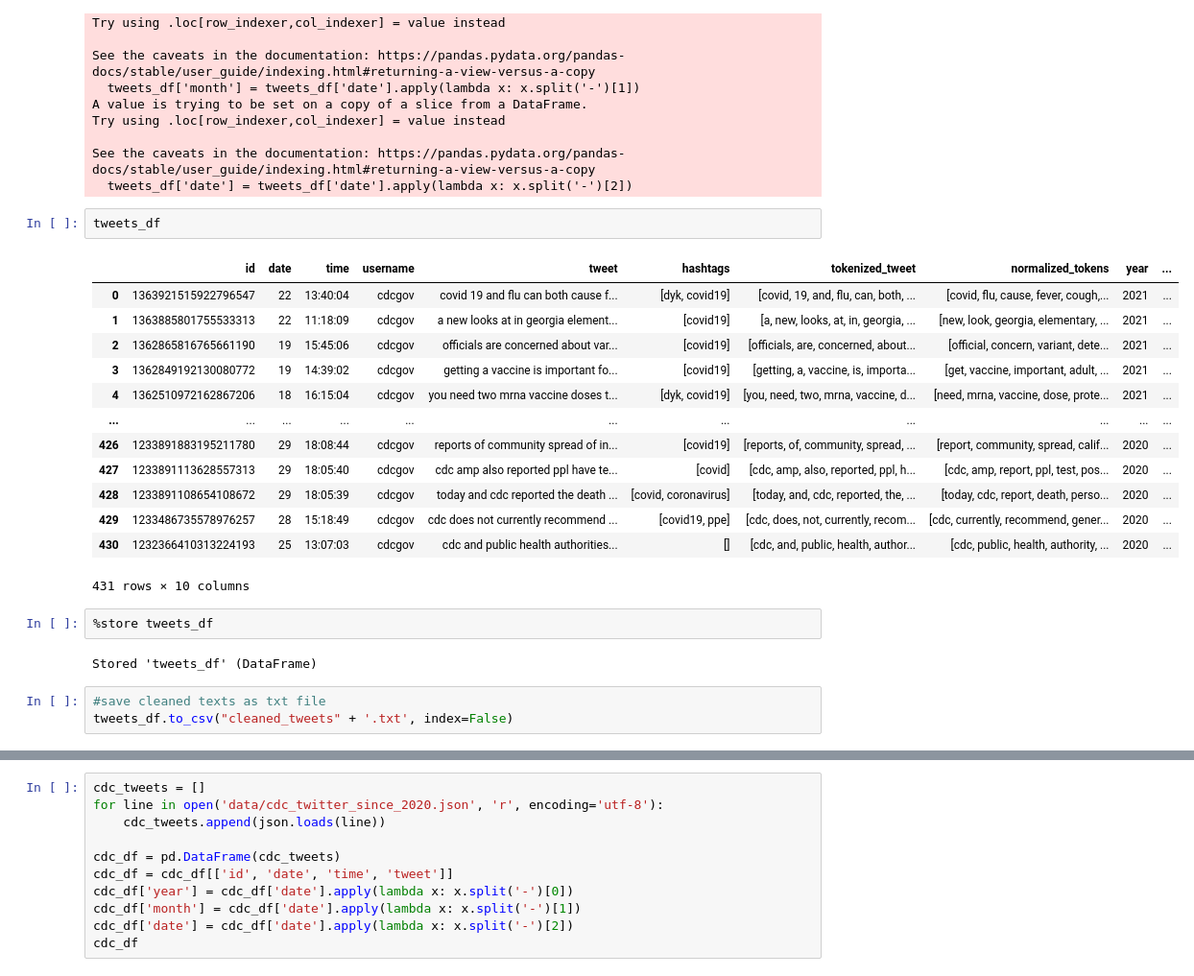
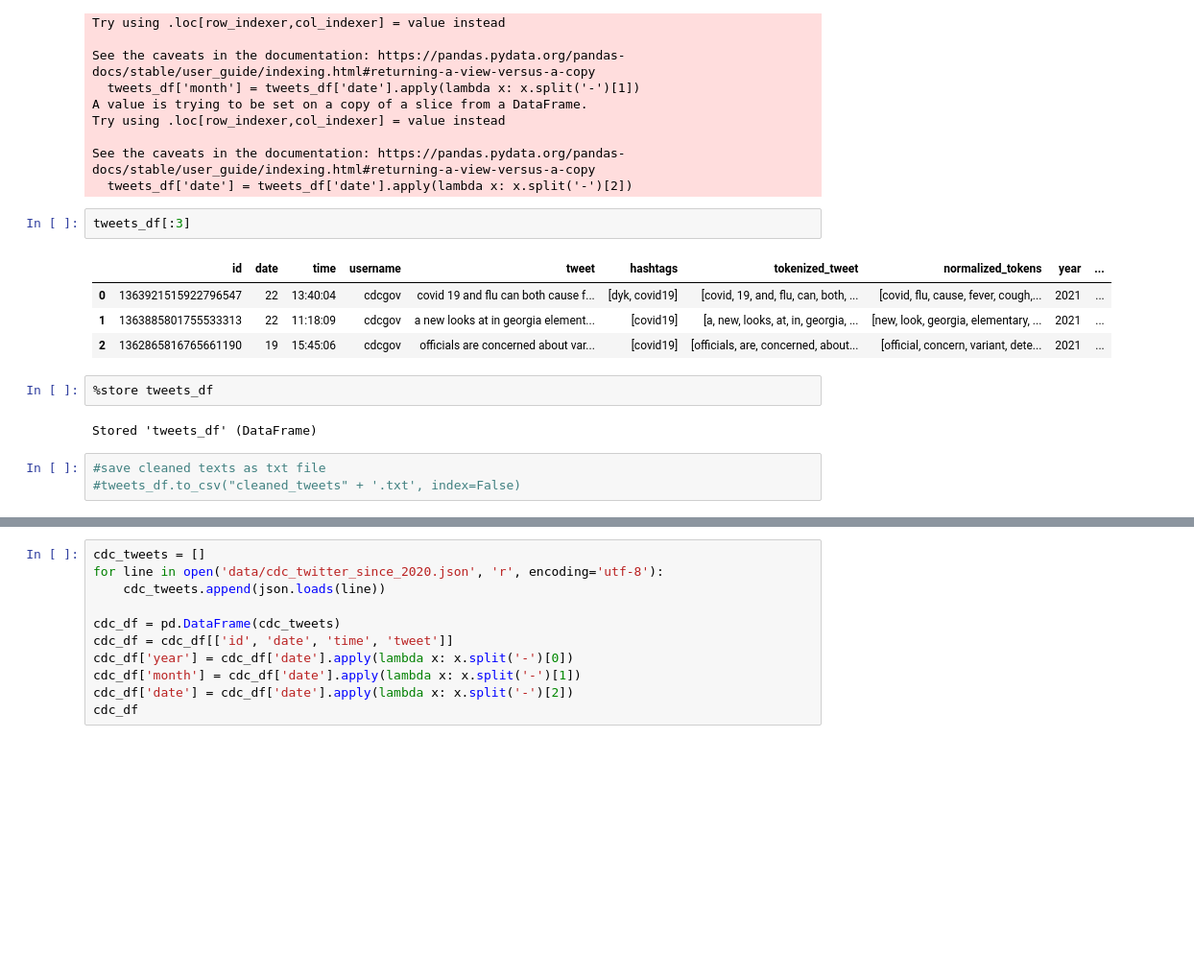
Before and after one commit to YileC928/final-project-covid-twitter, a Jupyter notebook: 2_Load_Tweets_and _word_frequency_analysis.ipynb, the cells around one changed output, grey strips where cells are left out. Shown: that part at 96% size. Saved outputs shown, nothing was run; the diff lists cells and outputs as text; blank space fills up the shorter version.

Commit message:
cleaned code

```diff
--- a/2_Load_Tweets_and _word_frequency_analysis.ipynb
+++ b/2_Load_Tweets_and _word_frequency_analysis.ipynb
@@ -250,28 +208,19 @@ Try using .loc[row_indexer,col_indexer] = value instead
 See the caveats in the documentation: https://pandas.pydata.org/pandas-docs/stable/user_guide/indexing.html#returning-a-view-versus-a-copy
   tweets_df['date'] = tweets_df['date'].apply(lambda x: x.split('-')[2])
 # %%
-tweets_df
+tweets_df[:3]
 # %% [output]
 |  | id | date | time | username | tweet | hashtags | tokenized_tweet | normalized_tokens | year | ... |
 | 0 | 1363921515922796547 | 22 | 13:40:04 | cdcgov | covid 19 and flu can both cause f... | [dyk, covid19] | [covid, 19, and, flu, can, both, ... | [covid, flu, cause, fever, cough,... | 2021 | ... |
 | 1 | 1363885801755533313 | 22 | 11:18:09 | cdcgov | a new looks at in georgia element... | [covid19] | [a, new, looks, at, in, georgia, ... | [new, look, georgia, elementary, ... | 2021 | ... |
 | 2 | 1362865816765661190 | 19 | 15:45:06 | cdcgov | officials are concerned about var... | [covid19] | [officials, are, concerned, about... | [official, concern, variant, dete... | 2021 | ... |
-| 3 | 1362849192130080772 | 19 | 14:39:02 | cdcgov | getting a vaccine is important fo... | [covid19] | [getting, a, vaccine, is, importa... | [get, vaccine, important, adult, ... | 2021 | ... |
-| 4 | 1362510972162867206 | 18 | 16:15:04 | cdcgov | you need two mrna vaccine doses t... | [dyk, covid19] | [you, need, two, mrna, vaccine, d... | [need, mrna, vaccine, dose, prote... | 2021 | ... |
-| ... | ... | ... | ... | ... | ... | ... | ... | ... | ... | ... |
-| 426 | 1233891883195211780 | 29 | 18:08:44 | cdcgov | reports of community spread of in... | [covid19] | [reports, of, community, spread, ... | [report, community, spread, calif... | 2020 | ... |
-| 427 | 1233891113628557313 | 29 | 18:05:40 | cdcgov | cdc amp also reported ppl have te... | [covid] | [cdc, amp, also, reported, ppl, h... | [cdc, amp, report, ppl, test, pos... | 2020 | ... |
-| 428 | 1233891108654108672 | 29 | 18:05:39 | cdcgov | today and cdc reported the death ... | [covid, coronavirus] | [today, and, cdc, reported, the, ... | [today, cdc, report, death, perso... | 2020 | ... |
-| 429 | 1233486735578976257 | 28 | 15:18:49 | cdcgov | cdc does not currently recommend ... | [covid19, ppe] | [cdc, does, not, currently, recom... | [cdc, currently, recommend, gener... | 2020 | ... |
-| 430 | 1232366410313224193 | 25 | 13:07:03 | cdcgov | cdc and public health authorities... | [] | [cdc, and, public, health, author... | [cdc, public, health, authority, ... | 2020 | ... |
-431 rows × 10 columns
 # %%
 %store tweets_df
 # %% [output]
 Stored 'tweets_df' (DataFrame)
 # %%
 #save cleaned texts as txt file
-tweets_df.to_csv("cleaned_tweets" + '.txt', index=False)
+#tweets_df.to_csv("cleaned_tweets" + '.txt', index=False)
 # %%
 tweets01 = tweets_df[((tweets_df["month"] == '02') |(tweets_df["month"] == '03')) & (tweets_df["year"] == '2020')]
 tweets01 = tweets01.reset_index(drop=True)
```
Also changed, not shown: parts of 67 cells of this notebook.
